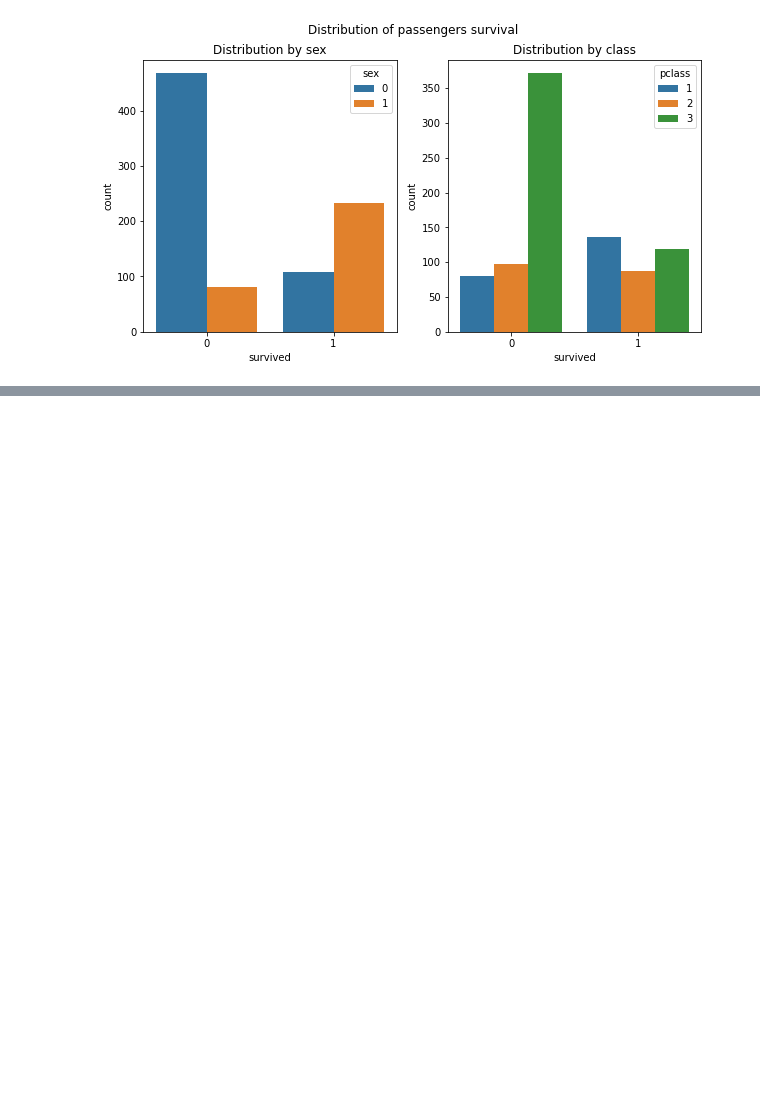
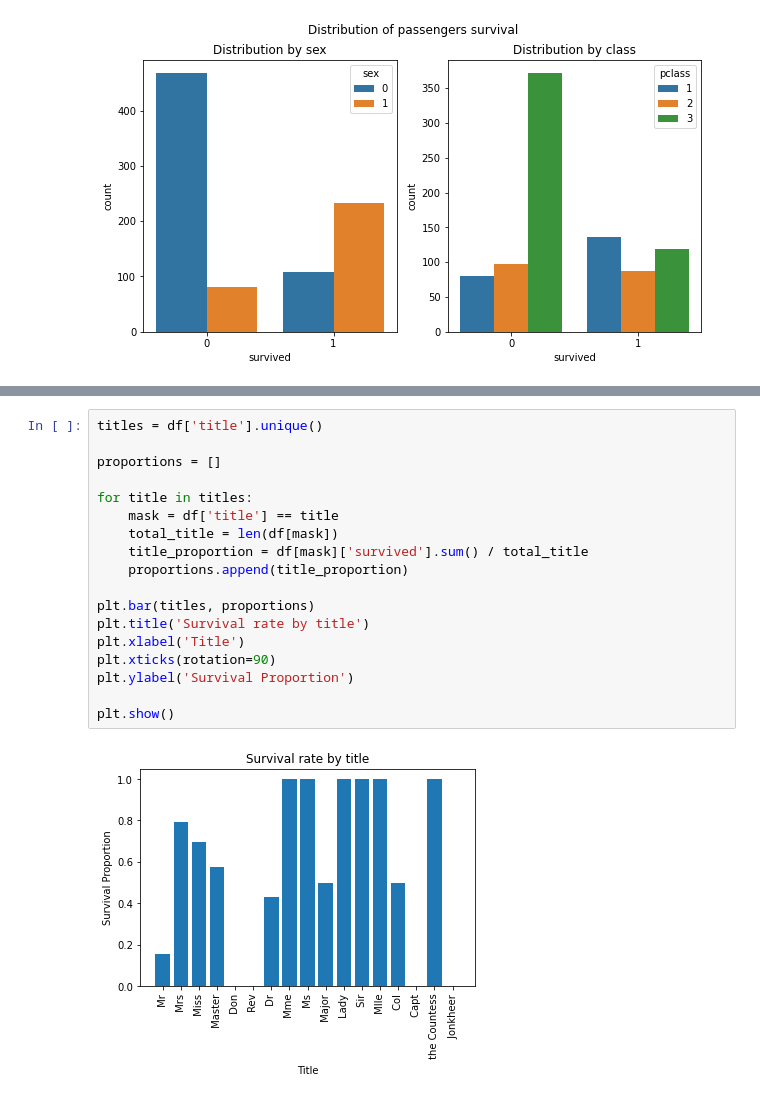
Before and after one commit to kevinmiguel97/Titanic-Model, a Jupyter notebook: titanic_analysis.ipynb, the cells around one changed output, grey strips where cells are left out. Cells and saved outputs as stored; diff of their text form; blank space fills up the shorter version.

```diff
--- a/titanic_analysis.ipynb
+++ b/titanic_analysis.ipynb
@@ -244,0 +298,20 @@ violin_plot(df, attributes)
+# %%
+titles = df['title'].unique()
+
+proportions = []
+
+for title in titles:
+    mask = df['title'] == title
+    total_title = len(df[mask])
+    title_proportion = df[mask]['survived'].sum() / total_title
+    proportions.append(title_proportion)
+
+plt.bar(titles, proportions)
+plt.title('Survival rate by title')
+plt.xlabel('Title')
+plt.xticks(rotation=90)
+plt.ylabel('Survival Proportion')
+
+plt.show()
+# %% [output]
+[figure, added]
```
Also changed, not shown: parts of 5 cells of this notebook.
